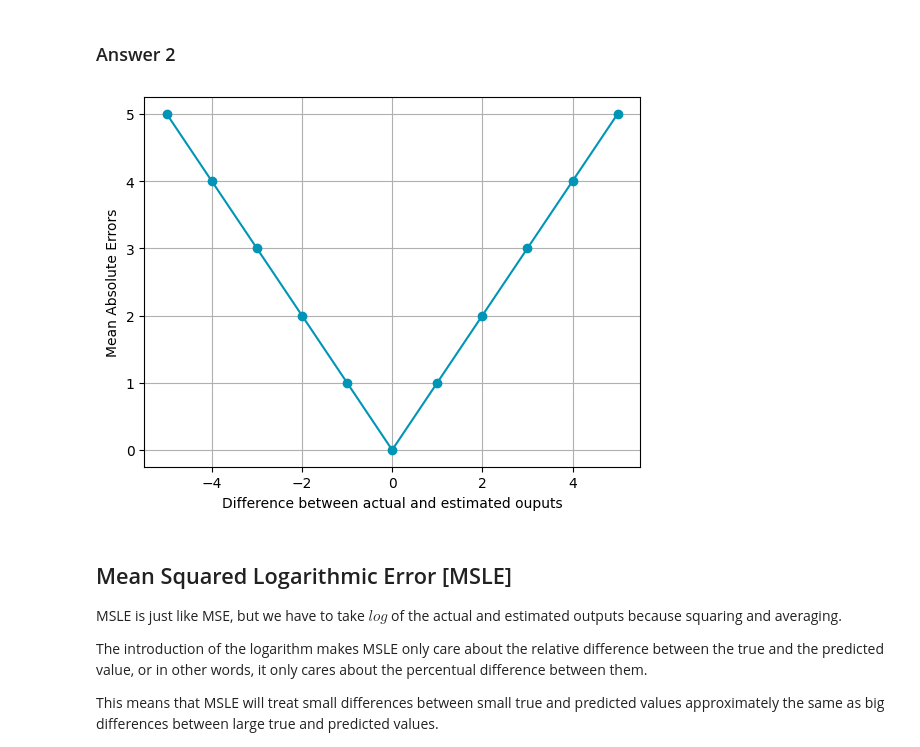
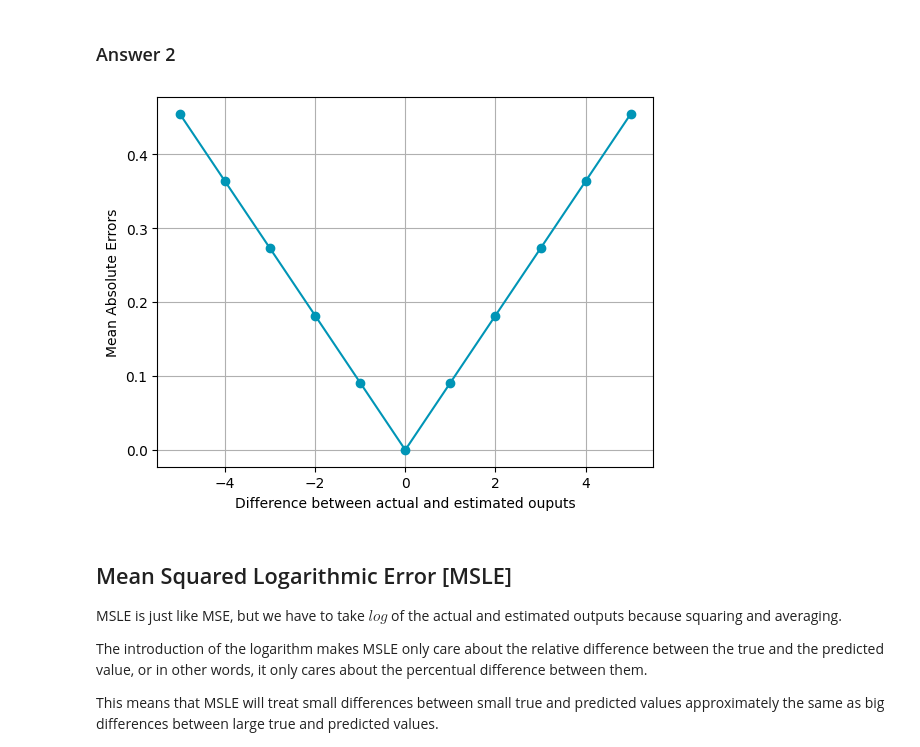
Before and after one commit to Ftalxx/MIT-futuremakers-2024, a Jupyter notebook: Module_07_Regression_Loss_Functions/Regression_Loss_Functions.ipynb, the cells around one changed output. Saved outputs shown, nothing was run; the diff lists cells and outputs as text; code cells hidden in the pictures.

```diff
--- a/Module_07_Regression_Loss_Functions/Regression_Loss_Functions.ipynb
+++ b/Module_07_Regression_Loss_Functions/Regression_Loss_Functions.ipynb
@@ -160,16 +160,16 @@ Now that you know how MAE works, you need to plot the behavior of the **absolute
 # %%
 errors = np.arange(-5, 6)
 n = len(errors)
 
-mae = np.abs(errors)
+mae = np.abs(errors)/n
 
 plt.plot(errors, mae, c='#0095B6', marker='o')
 plt.grid()
 plt.xlabel('Difference between actual and estimated ouputs')
 plt.ylabel('Mean Absolute Errors')
 plt.show()
 # %% [output]
-[figure, old version]
+[figure, new version]
 # %% [markdown]
 ## Mean Squared Logarithmic Error [MSLE]
 
```
Also changed, not shown: parts of 3 cells of this notebook.
